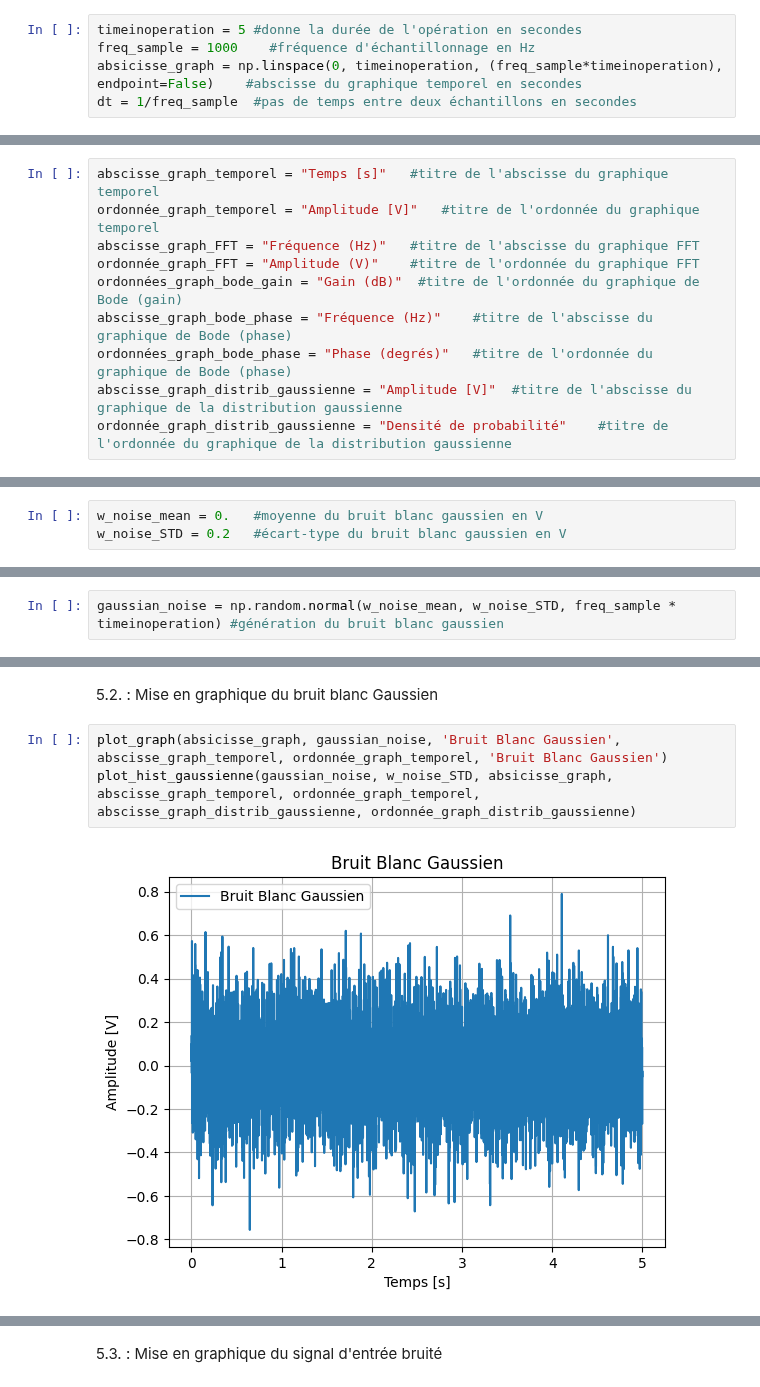
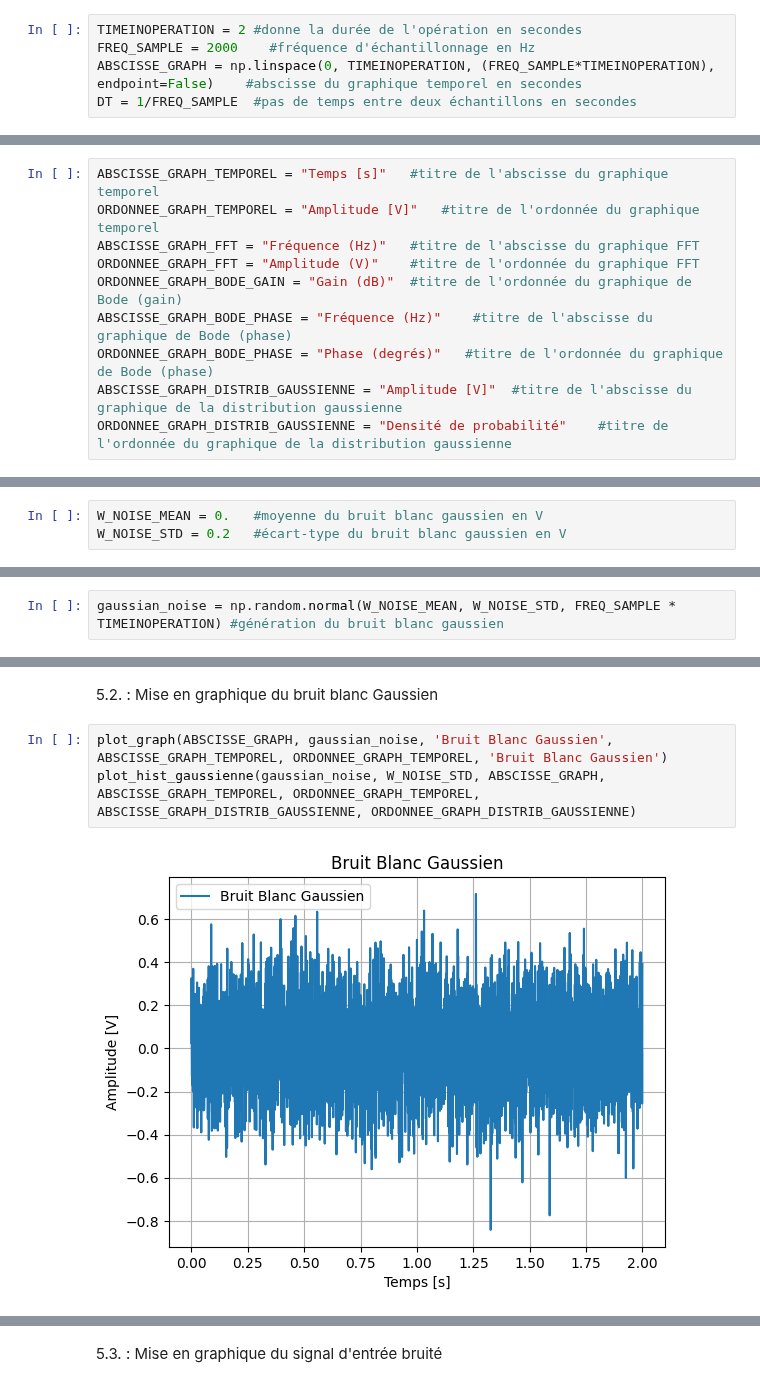
Before and after one commit to Trenzalore91/EI---KF, a Jupyter notebook: Untitled-1.ipynb, the cells around one changed output, grey strips where cells are left out. Cells and saved outputs as stored; diff of their text form.

```diff
--- a/Untitled-1.ipynb
+++ b/Untitled-1.ipynb
@@ -114,6 +114,6 @@ Section 2 : Variables
 # %%
-timeinoperation = 5 #donne la durée de l'opération en secondes
-freq_sample = 1000    #fréquence d'échantillonnage en Hz
-absicisse_graph = np.linspace(0, timeinoperation, (freq_sample*timeinoperation), endpoint=False)    #abscisse du graphique temporel en secondes
-dt = 1/freq_sample  #pas de temps entre deux échantillons en secondes
+TIMEINOPERATION = 2 #donne la durée de l'opération en secondes
+FREQ_SAMPLE = 2000    #fréquence d'échantillonnage en Hz
+ABSCISSE_GRAPH = np.linspace(0, TIMEINOPERATION, (FREQ_SAMPLE*TIMEINOPERATION), endpoint=False)    #abscisse du graphique temporel en secondes
+DT = 1/FREQ_SAMPLE  #pas de temps entre deux échantillons en secondes
 # %% [markdown]
@@ -129,13 +129,13 @@ dt = 1/freq_sample  #pas de temps entre deux échantillons en secondes
 # %%
-abscisse_graph_temporel = "Temps [s]"   #titre de l'abscisse du graphique temporel
-ordonnée_graph_temporel = "Amplitude [V]"   #titre de l'ordonnée du graphique temporel
-abscisse_graph_FFT = "Fréquence (Hz)"   #titre de l'abscisse du graphique FFT
-ordonnée_graph_FFT = "Amplitude (V)"    #titre de l'ordonnée du graphique FFT
-ordonnées_graph_bode_gain = "Gain (dB)"  #titre de l'ordonnée du graphique de Bode (gain)
-abscisse_graph_bode_phase = "Fréquence (Hz)"    #titre de l'abscisse du graphique de Bode (phase)
-ordonnées_graph_bode_phase = "Phase (degrés)"   #titre de l'ordonnée du graphique de Bode (phase)
-abscisse_graph_distrib_gaussienne = "Amplitude [V]"  #titre de l'abscisse du graphique de la distribution gaussienne
-ordonnée_graph_distrib_gaussienne = "Densité de probabilité"    #titre de l'ordonnée du graphique de la distribution gaussienne
+ABSCISSE_GRAPH_TEMPOREL = "Temps [s]"   #titre de l'abscisse du graphique temporel
+ORDONNEE_GRAPH_TEMPOREL = "Amplitude [V]"   #titre de l'ordonnée du graphique temporel
+ABSCISSE_GRAPH_FFT = "Fréquence (Hz)"   #titre de l'abscisse du graphique FFT
+ORDONNEE_GRAPH_FFT = "Amplitude (V)"    #titre de l'ordonnée du graphique FFT
+ORDONNEE_GRAPH_BODE_GAIN = "Gain (dB)"  #titre de l'ordonnée du graphique de Bode (gain)
+ABSCISSE_GRAPH_BODE_PHASE = "Fréquence (Hz)"    #titre de l'abscisse du graphique de Bode (phase)
+ORDONNEE_GRAPH_BODE_PHASE = "Phase (degrés)"   #titre de l'ordonnée du graphique de Bode (phase)
+ABSCISSE_GRAPH_DISTRIB_GAUSSIENNE = "Amplitude [V]"  #titre de l'abscisse du graphique de la distribution gaussienne
+ORDONNEE_GRAPH_DISTRIB_GAUSSIENNE = "Densité de probabilité"    #titre de l'ordonnée du graphique de la distribution gaussienne
 # %% [markdown]
 Variables utilisées pour la génération d'un signal sinusoïdal:
     / Sinus_Frequence représente la fréquence du signal en THz
@@ -150,6 +150,6 @@ Variables pour la génération du bruit blanc Gaussien (généré suivant une lo
 # %%
-w_noise_mean = 0.   #moyenne du bruit blanc gaussien en V
-w_noise_STD = 0.2   #écart-type du bruit blanc gaussien en V
+W_NOISE_MEAN = 0.   #moyenne du bruit blanc gaussien en V
+W_NOISE_STD = 0.2   #écart-type du bruit blanc gaussien en V
 # %% [markdown]
 Variables pour les filtres passe-bas
     / filtre_liste permet d'allouer un espace pour l'ajout de plusieurs filtre (généralisation)
@@ -222,7 +220,7 @@ for i in range(len(signal_entree)):
 Section 3.2. : Bruit blanc Gaussien
     / Génération d'un bruit blanc Gaussien sur base d'une loi Normale telle que N(moyenne, écart-type)
 # %%
-gaussian_noise = np.random.normal(w_noise_mean, w_noise_STD, freq_sample * timeinoperation) #génération du bruit blanc gaussien
+gaussian_noise = np.random.normal(W_NOISE_MEAN, W_NOISE_STD, FREQ_SAMPLE * TIMEINOPERATION) #génération du bruit blanc gaussien
 # %% [markdown]
 Section 3.3. : Signal sinusoïdal bruité
     / Génération d'un signal sinusoïdal bruité en faisant signal_bruité = signal_pur + bruit en tous points
@@ -306,7 +295,7 @@ FFT_Signal(absicisse_graph, freq_sample, 10, abscisse_graph_FFT, ordonnée_graph
 # %% [markdown]
 5.2. : Mise en graphique du bruit blanc Gaussien
 # %%
-plot_graph(absicisse_graph, gaussian_noise, 'Bruit Blanc Gaussien', abscisse_graph_temporel, ordonnée_graph_temporel, 'Bruit Blanc Gaussien')
-plot_hist_gaussienne(gaussian_noise, w_noise_STD, absicisse_graph, abscisse_graph_temporel, ordonnée_graph_temporel, abscisse_graph_distrib_gaussienne, ordonnée_graph_distrib_gaussienne)
+plot_graph(ABSCISSE_GRAPH, gaussian_noise, 'Bruit Blanc Gaussien', ABSCISSE_GRAPH_TEMPOREL, ORDONNEE_GRAPH_TEMPOREL, 'Bruit Blanc Gaussien')
+plot_hist_gaussienne(gaussian_noise, W_NOISE_STD, ABSCISSE_GRAPH, ABSCISSE_GRAPH_TEMPOREL, ORDONNEE_GRAPH_TEMPOREL, ABSCISSE_GRAPH_DISTRIB_GAUSSIENNE, ORDONNEE_GRAPH_DISTRIB_GAUSSIENNE)
 # %% [output]
-[figure, old version]
+[figure, new version]
```
Also changed, not shown: parts of 30 cells of this notebook, 1 other file.
